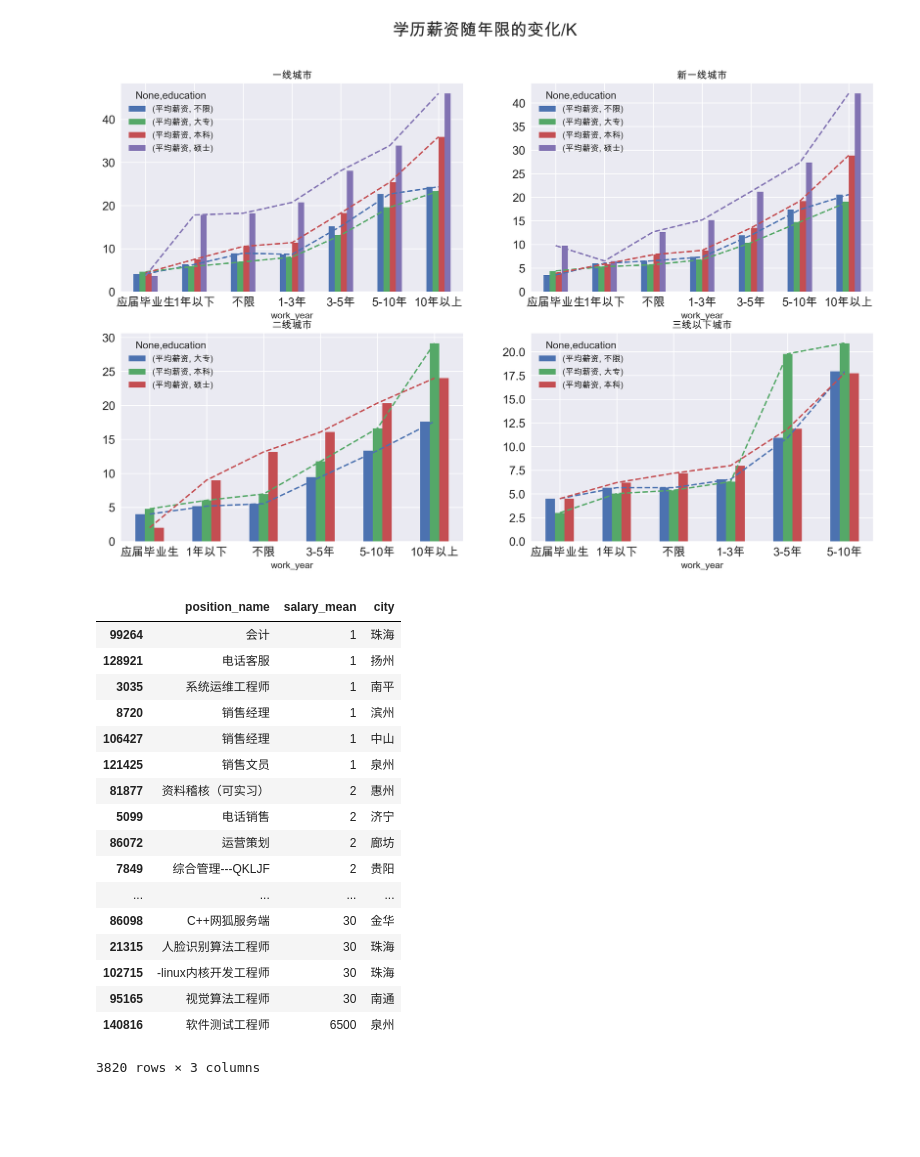
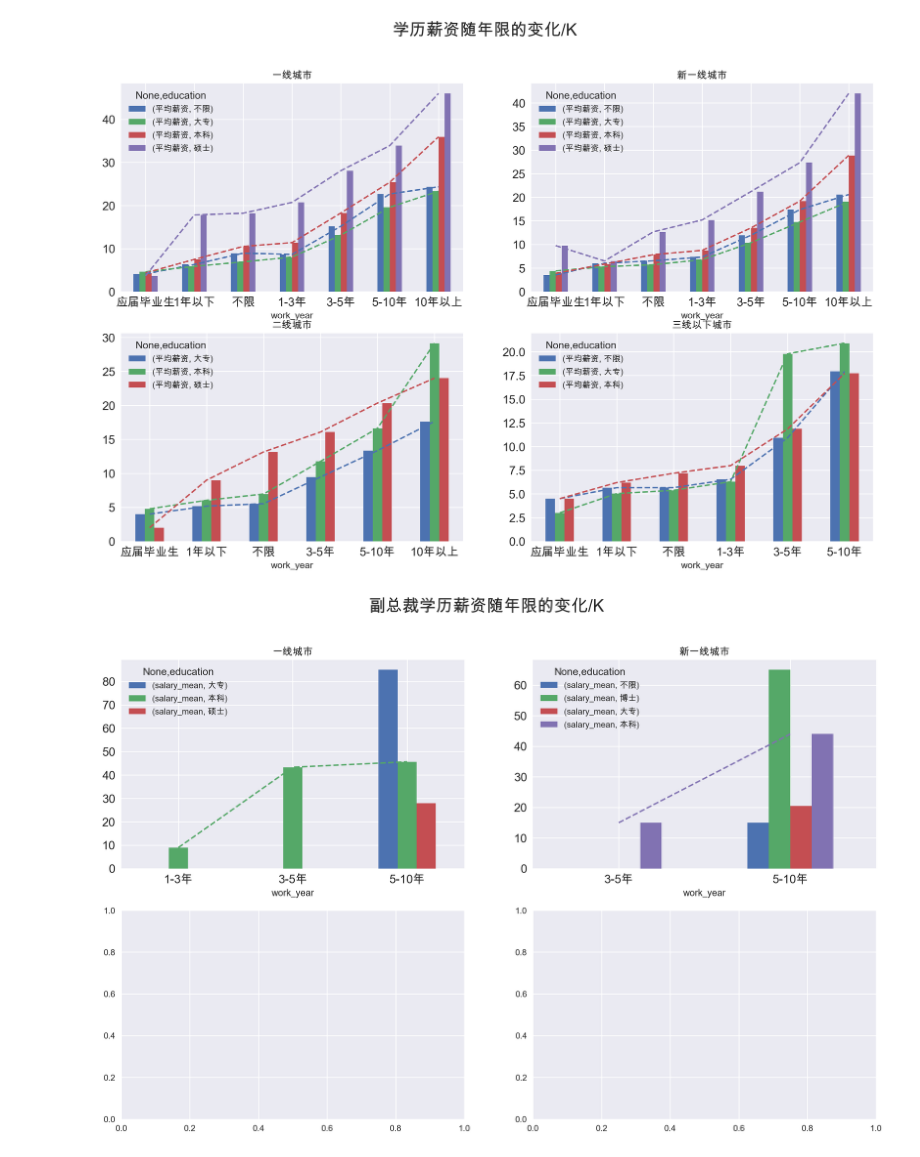
Before and after one commit to Minokun/someCode, a Jupyter notebook: it行业招聘数和薪资情况.ipynb, the cells around one changed output. Drawn from its saved outputs; the diff is of its cells as text; code cells hidden in the pictures; blank space fills up the shorter version.

```diff
--- a/it行业招聘数和薪资情况.ipynb
+++ b/it行业招聘数和薪资情况.ipynb
@@ -658,24 +658,40 @@ res_deal[((res_deal.city.isin(city_classC_list)) | (res_deal.city.isin(city_clas
 plt.savefig('/Users/monstar/Desktop/a.png')
 # %% [output]
 [figure]
-# %%
-res_deal[(res_deal.work_year == '1-3年') & ((res_deal.city.isin(city_classC_list)) | (res_deal.city.isin(city_classD_list)))][['position_name', 'salary_mean', 'city']].sort_values('salary_mean')
-# %% [output]
-|  | position_name | salary_mean | city |
-| 99264 | 会计 | 1 | 珠海 |
-| 128921 | 电话客服 | 1 | 扬州 |
-| 3035 | 系统运维工程师 | 1 | 南平 |
-| 8720 | 销售经理 | 1 | 滨州 |
-| 106427 | 销售经理 | 1 | 中山 |
-| 121425 | 销售文员 | 1 | 泉州 |
-| 81877 | 资料稽核（可实习） | 2 | 惠州 |
-| 5099 | 电话销售 | 2 | 济宁 |
-| 86072 | 运营策划 | 2 | 廊坊 |
-| 7849 | 综合管理---QKLJF | 2 | 贵阳 |
-| ... | ... | ... | ... |
-| 86098 | C++网狐服务端 | 30 | 金华 |
-| 21315 | 人脸识别算法工程师 | 30 | 珠海 |
-| 102715 | -linux内核开发工程师 | 30 | 珠海 |
-| 95165 | 视觉算法工程师 | 30 | 南通 |
-| 140816 | 软件测试工程师 | 6500 | 泉州 |
-3820 rows × 3 columns
+# %%
+
+# 参数
+pid = 314
+salary_type = 'salary_mean'
+education_A = '本科'
+education_NA = '本科'
+education_B = '本科'
+education_C = '本科'
+current_name = pt_df[pt_df.id == pid].position_name.values[0]
+# 一级职位
+# position_name = ('|').join(list(pt_df[pt_df.id.isin(pt_df[pt_df.parent_id == pid].id.values)].position_name.values))
+# 二级
+# position_name = ('|').join(list(pt_df[pt_df.parent_id == pid].position_name.values))
+# 三级
+position_name = re.escape(current_name)
+# 技术岗需要转义
+if pid == 8:
+    position_name = 'Java|C\+\+|PHP|数据挖掘|搜索算法|精准推荐|C|C\#|全栈工程师|\.NET|Hadoop|Python|Delphi|VB|Perl|Ruby|Node\.js|Go|ASP|Shell'
+
+fig, axes = plt.subplots(2, 2, figsize=(16, 10), dpi=200)
+fig.suptitle(current_name + '学历薪资随年限的变化/K', fontsize=20)
+ax0, ax1, ax2, ax3 = axes.ravel()
+res_deal[(res_deal.position_name.str.contains(position_name)) & (res_deal.city.isin(city_classA_list)) & (res_deal.work_year != '10年以上')][['work_year', 'education', 'second_type', salary_type]].pivot_table(index='work_year', columns='education').sort_values((salary_type, education_A)).plot(kind='bar', title='一线城市', fontsize=14, ax=ax0)
+res_deal[(res_deal.position_name.str.contains(position_name)) & (res_deal.city.isin(city_classA_list)) & (res_deal.work_year != '10年以上')][['work_year', 'education', 'second_type', salary_type]].pivot_table(index='work_year', columns='education').sort_values((salary_type, education_A)).plot(style='--',ax=ax0, legend=False)
+
+res_deal[(res_deal.position_name.str.contains(position_name)) & (res_deal.city.isin(city_classNewA_list)) & (res_deal.work_year != '10年以上')][['work_year', 'education', 'second_type', salary_type]].pivot_table(index='work_year', columns='education').sort_values((salary_type, education_NA)).plot(kind='bar', title='新一线城市', fontsize=14, ax=ax1)
+res_deal[(res_deal.position_name.str.contains(position_name)) & (res_deal.city.isin(city_classNewA_list)) & (res_deal.work_year != '10年以上')][['work_year', 'education', 'second_type', salary_type]].pivot_table(index='work_year', columns='education').sort_values((salary_type, education_NA)).plot(style='--', ax=ax1, legend=False)
+
+# res_deal[(res_deal.position_name.str.contains(position_name)) & (res_deal.city.isin(city_classB_list)) & (res_deal.work_year != '10年以上')][['work_year', 'education', 'second_type', salary_type]].pivot_table(index='work_year', columns='education').sort_values((salary_type, education_B)).plot(kind='bar', title='二线城市', fontsize=14, ax=ax2)
+# res_deal[(res_deal.position_name.str.contains(position_name)) & (res_deal.city.isin(city_classB_list)) & (res_deal.work_year != '10年以上')][['work_year', 'education', 'second_type', salary_type]].pivot_table(index='work_year', columns='education').sort_values((salary_type, education_B)).plot(style='--', ax=ax2, legend=False)
+
+# res_deal[(res_deal.position_name.str.contains(position_name)) & (res_deal.city.isin(city_classC_list)) & (res_deal.work_year != '10年以上') & (res_deal[salary_type] < 50)][['work_year', 'education', 'second_type', salary_type]].pivot_table(index='work_year', columns='education').sort_values((salary_type, education_C)).plot(kind='bar', title='三线以下城市', fontsize=14, ax=ax3)
+# res_deal[(res_deal.position_name.str.contains(position_name)) & (res_deal.city.isin(city_classC_list)) & (res_deal.work_year != '10年以上') & (res_deal[salary_type] < 50)][['work_year', 'education', 'second_type', salary_type]].pivot_table(index='work_year', columns='education').sort_values((salary_type, education_C)).plot(style='--', ax=ax3, legend=False)
+plt.savefig('/Users/monstar/Desktop/公众号/IT职位大数据/市场与销售篇/' + '学历薪资变化-' + current_name + '.png')
+# %% [output]
+[figure, added]
```
Also changed, not shown: 2 other files.
